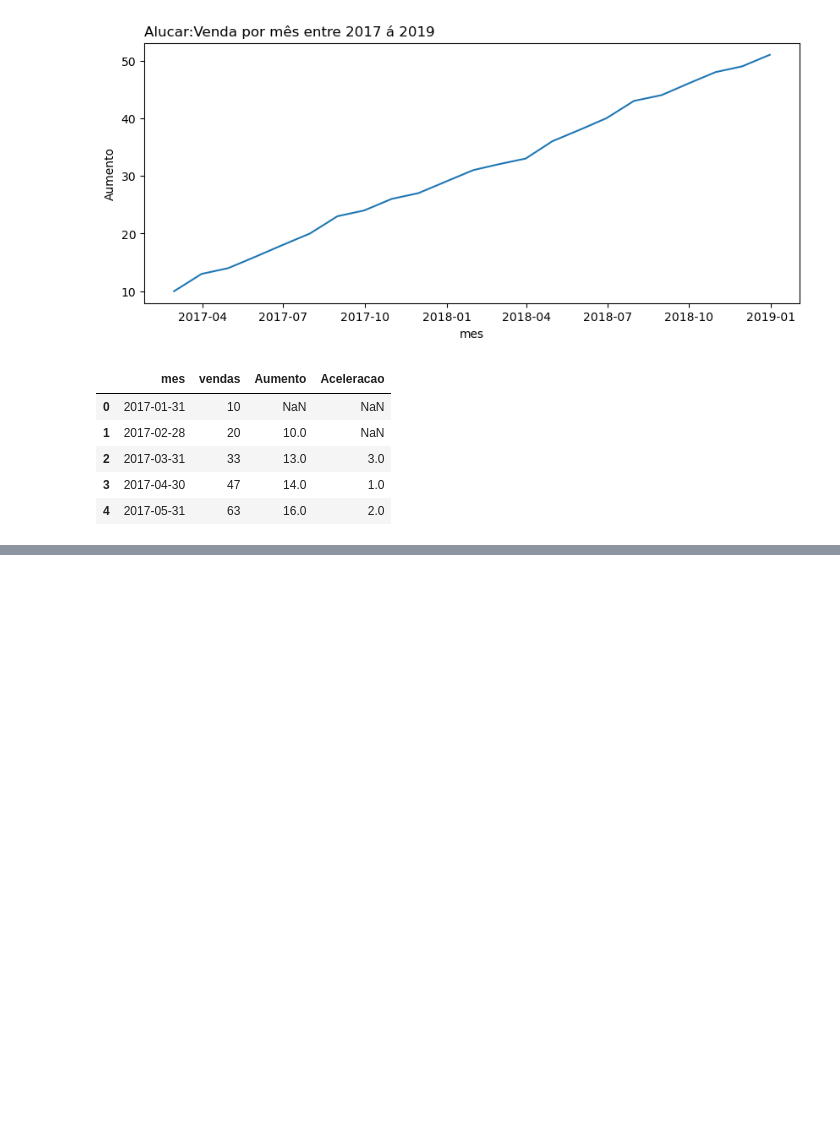
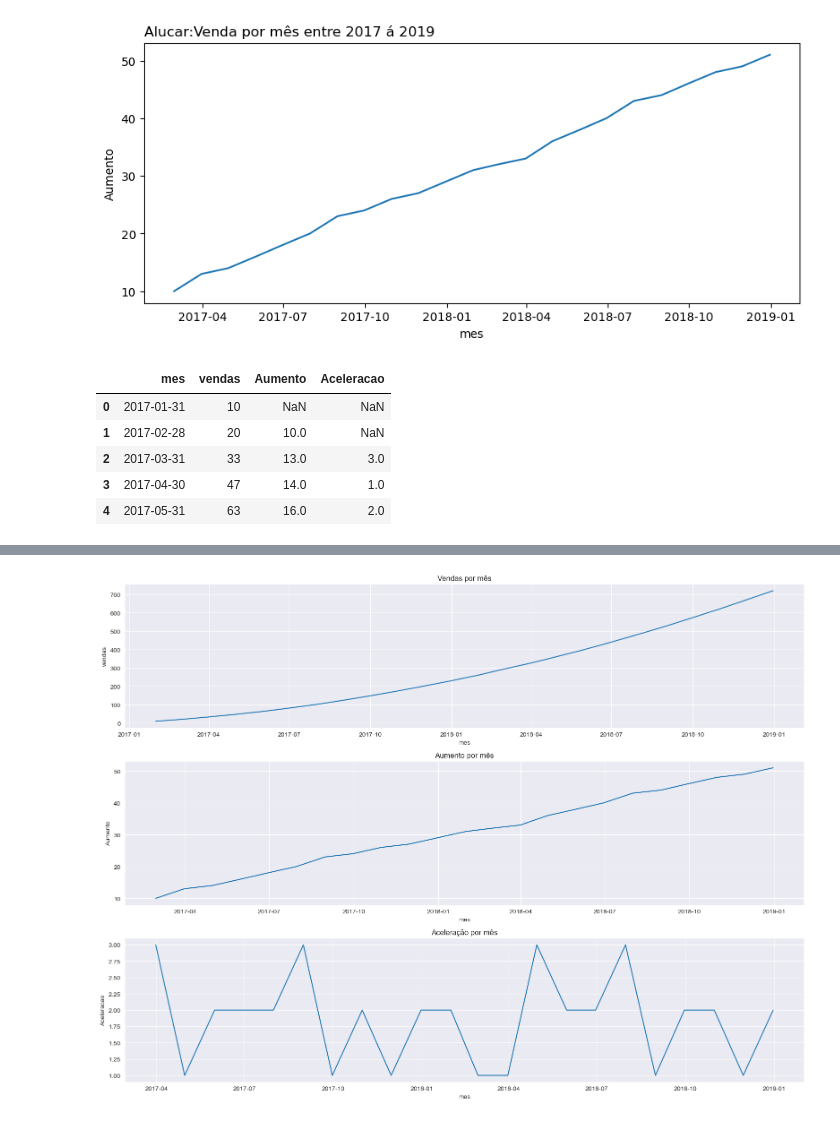
Before and after one commit to emersonsantosgithub/estudos-gerais, a Jupyter notebook: time-series/material curso - Time Series/projeto.ipynb, the cells around one changed output, grey strips where cells are left out. Saved outputs shown, nothing was run; the diff lists cells and outputs as text; code cells hidden in the pictures; blank space fills up the shorter version.

Commit message:
ajuste_grid

```diff
--- a/time-series/material curso - Time Series/projeto.ipynb
+++ b/time-series/material curso - Time Series/projeto.ipynb
@@ -44,8 +44,24 @@ plotagem(dataset=alucar, eixo_x='mes', eixo_y='Aceleracao', titulo="Acelelaracao
 # %%
-plt.Figure(figsize=(12,6))
 
-plt.Subplot(3,1,1)
-#bloco 1
-sns.lineplot(data=alucar, x='mes', y='vendas')
-#bloco 2
-sns.lineplot(data=alucar, x='Aumento', y='vendas')
+
+plt.figure(figsize=(16, 12))
+sns.set_style("darkgrid")  # Isso irá aplicar um fundo escuro e grid claro por padrão
+# Bloco 1
+ax1 = plt.subplot(3, 1, 1)
+sns.lineplot(data=alucar, x='mes', y='vendas', ax=ax1)
+ax1.set_title('Vendas por mês')
+
+# Bloco 2
+ax2 = plt.subplot(3, 1, 2)
+sns.lineplot(data=alucar, x='mes', y='Aumento', ax=ax2)
+ax2.set_title('Aumento por mês')
+
+# Bloco 3
+ax3 = plt.subplot(3, 1, 3)
+sns.lineplot(data=alucar, x='mes', y='Aceleracao', ax=ax3)
+ax3.set_title('Aceleração por mês')
+
+plt.tight_layout()  # Ajusta automaticamente os espaços entre os subgráficos
+plt.show()
+# %% [output]
+[figure, added]
```
Also changed, not shown: parts of 1 cell of this notebook.
